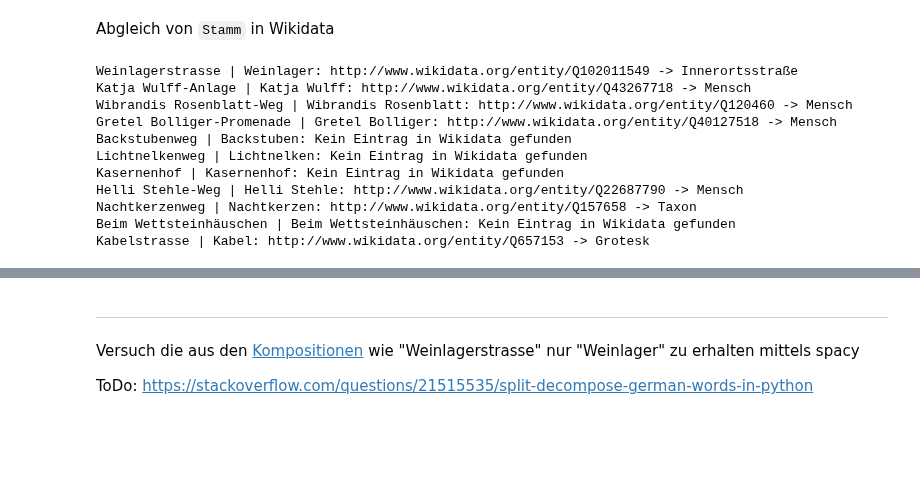
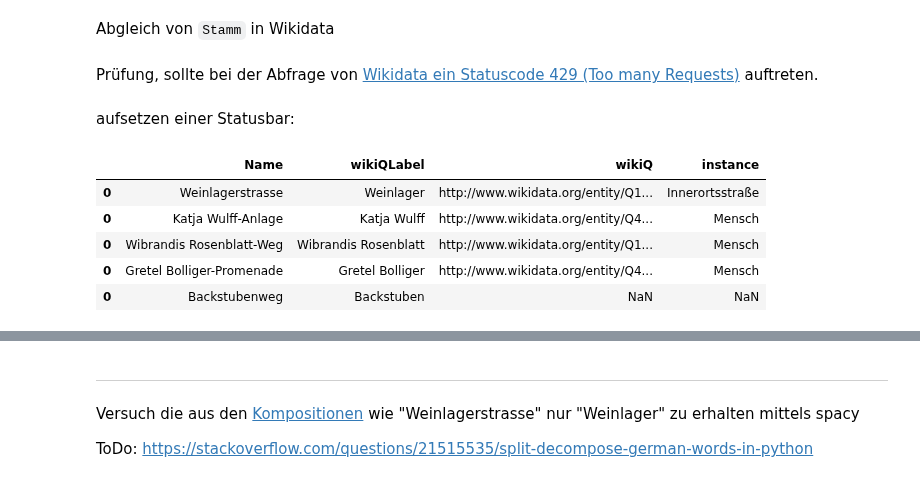
Before and after one commit to CaptainInler/cassda-zertifikatsarbeit, a Jupyter notebook: Datapreparation/dp-StrassenBS-Wikidata.ipynb, the cells around one changed output, grey strips where cells are left out. Cells and saved outputs as stored; diff of their text form; code cells hidden in the pictures; blank space fills up the shorter version.

Commit message:
Add test for statuscode 429 and add mor analysing

```diff
--- a/Datapreparation/dp-StrassenBS-Wikidata.ipynb
+++ b/Datapreparation/dp-StrassenBS-Wikidata.ipynb
@@ -98,7 +98,8 @@ Abgleich von `Stamm` in Wikidata
 # %%
 from SPARQLWrapper import SPARQLWrapper, JSON
 # %%
-sparql = SPARQLWrapper("https://query.wikidata.org/sparql")
+wdUrl = "https://query.wikidata.org/sparql"
+sparql = SPARQLWrapper(wdUrl)
 # %%
 def queryWd(sparql, subject):
     #print(wdKey)
@@ -114,8 +115,28 @@ def queryWd(sparql, subject):
     sparql.setQuery(query)
     sparql.setReturnFormat(JSON)
     return sparql
+# %% [markdown]
+
+Prüfung, sollte bei der Abfrage von [Wikidata ein Statuscode 429 (Too many Requests)](https://www.wikidata.org/wiki/Wikidata:Data_access#Data_best_practices) auftreten.
+# %%
+import requests
+
+def get_retry_after():
+    response = requests.get(wdUrl)
+    retry_after = response.getheader("Retry-After")
+
+    if retry_after is None:
+        return None
+
+    print(retry_after)
+# %% [markdown]
+aufsetzen einer Statusbar:
 # %%
 i = 0
+dfr = pd.DataFrame(columns=["Name", "wikiQLabel", "wikiQ", "instance"])
+
+maxresults = 10
+
 for x in dfBsStam.index:
     i+=1
     #print(i)
@@ -130,6 +151,7 @@ for x in dfBsStam.index:
         #Prüfen auf Statuscode 429 (Too many Requests). Leider kann der Statuscode nicht abgerufen werden..
         print("Sollte ein Statuscode 429 auftreten: Anfrage in ca. 30sec wiederholen")
         print(e)
+        get_retry_after()
         break
 
     result = results.convert()
@@ -143,22 +165,24 @@ for x in dfBsStam.index:
         wikiQLabel = results_df['subjectLabel.value'][0]
         instance = results_df['instanceLabel.value'][0]
 
-        print(f"{subjectStr} | {wikiQLabel}: {wikiQ} -> {instance}")
+        #print(f"{subjectStr} | {wikiQLabel}: {wikiQ} -> {instance}")
+        dfrtemp = pd.DataFrame([[subjectStr, wikiQLabel, wikiQ, instance]], columns=dfr.columns)
+        dfr = pd.concat([dfr, dfrtemp])
+
     else:
-        print(f"{subjectStr} | {subject}: Kein Eintrag in Wikidata gefunden")
+        #print(f"{subjectStr} | {subject}: Kein Eintrag in Wikidata gefunden")
+        dfrtemp = pd.DataFrame([[subjectStr, subject, np.nan, np.nan]], columns=dfr.columns)
+        dfr = pd.concat([dfr, dfrtemp])
 
     #print(x)
-    if i > 10:
+    if i > maxresults:
         break
-# %% [output]
-Weinlagerstrasse | Weinlager: http://www.wikidata.org/entity/Q102011549 -> Innerortsstraße
-Katja Wulff-Anlage | Katja Wulff: http://www.wikidata.org/entity/Q43267718 -> Mensch
-Wibrandis Rosenblatt-Weg | Wibrandis Rosenblatt: http://www.wikidata.org/entity/Q120460 -> Mensch
-Gretel Bolliger-Promenade | Gretel Bolliger: http://www.wikidata.org/entity/Q40127518 -> Mensch
-Backstubenweg | Backstuben: Kein Eintrag in Wikidata gefunden
-Lichtnelkenweg | Lichtnelken: Kein Eintrag in Wikidata gefunden
-Kasernenhof | Kasernenhof: Kein Eintrag in Wikidata gefunden
-Helli Stehle-Weg | Helli Stehle: http://www.wikidata.org/entity/Q22687790 -> Mensch
-Nachtkerzenweg | Nachtkerzen: http://www.wikidata.org/entity/Q157658 -> Taxon
-Beim Wettsteinhäuschen | Beim Wettsteinhäuschen: Kein Eintrag in Wikidata gefunden
-Kabelstrasse | Kabel: http://www.wikidata.org/entity/Q657153 -> Grotesk
+# %%
+dfr.head()
+# %% [output]
+|  | Name | wikiQLabel | wikiQ | instance |
+| 0 | Weinlagerstrasse | Weinlager | http://www.wikidata.org/entity/Q1... | Innerortsstraße |
+| 0 | Katja Wulff-Anlage | Katja Wulff | http://www.wikidata.org/entity/Q4... | Mensch |
+| 0 | Wibrandis Rosenblatt-Weg | Wibrandis Rosenblatt | http://www.wikidata.org/entity/Q1... | Mensch |
+| 0 | Gretel Bolliger-Promenade | Gretel Bolliger | http://www.wikidata.org/entity/Q4... | Mensch |
+| 0 | Backstubenweg | Backstuben | NaN | NaN |
```
Also changed, not shown: parts of 4 cells of this notebook.
